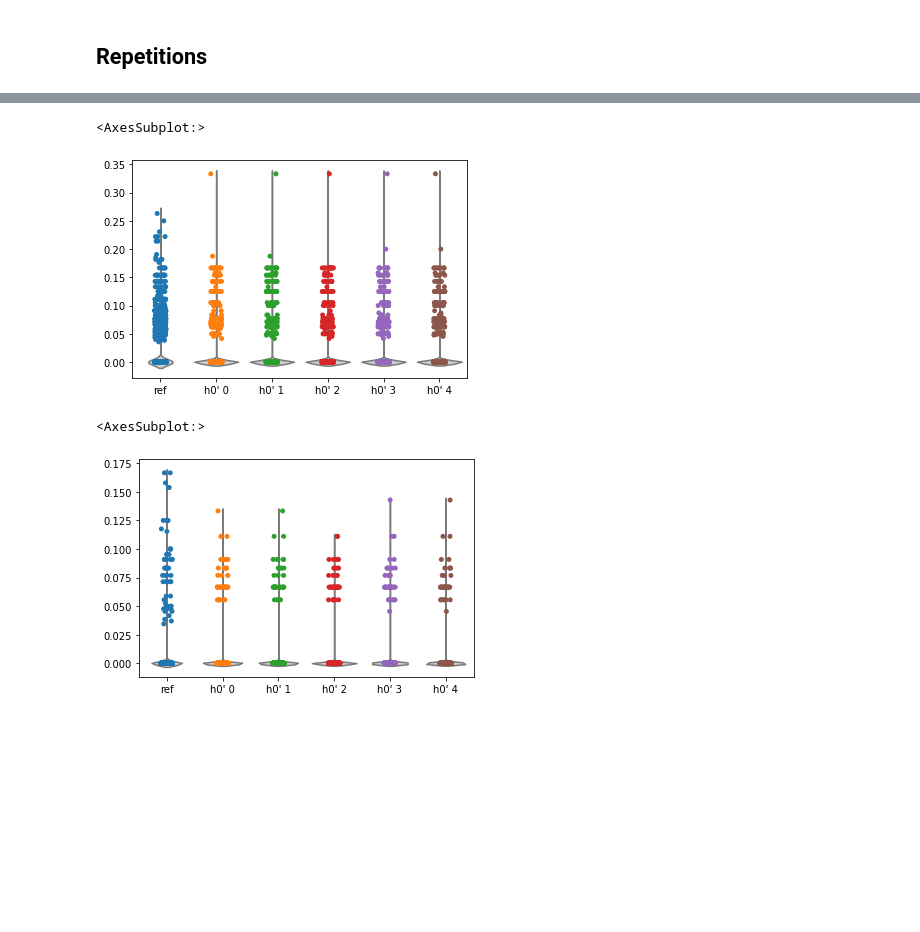
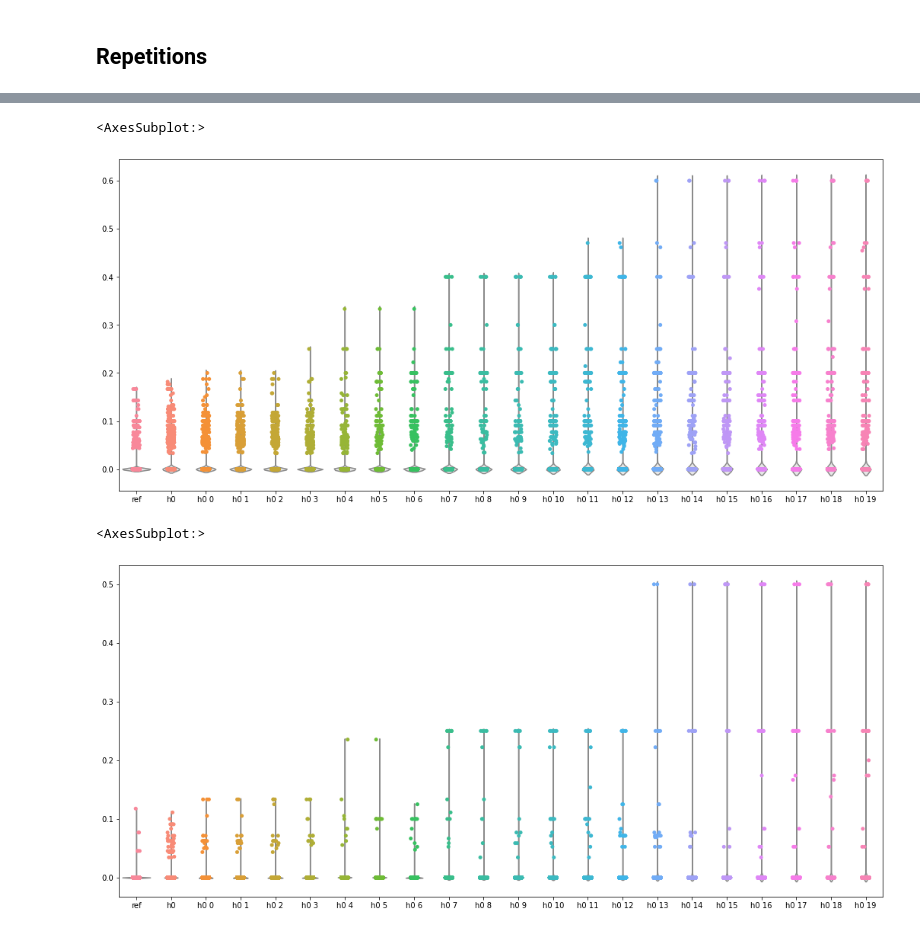
Before and after one commit to nicofirst1/speaker-adaptation, a Jupyter notebook: src/analysis/reference_based_eval_target-original.ipynb, the cells around one changed output, grey strips where cells are left out. Saved outputs shown, nothing was run; the diff lists cells and outputs as text; code cells hidden in the pictures; blank space fills up the shorter version.

```diff
--- a/src/analysis/reference_based_eval_target-original.ipynb
+++ b/src/analysis/reference_based_eval_target-original.ipynb
@@ -7,11 +8,11 @@ import seaborn as sns
 from nltk import ngrams
 # %%
 _df = pd.concat([
-    pd.read_csv('/Users/mario/code/pb_speaker_adaptation/src/analysis/adaptive_speak_test_out_domain_22sept/appliances.csv', error_bad_lines=False, warn_bad_lines=True),
-    pd.read_csv('/Users/mario/code/pb_speaker_adaptation/src/analysis/adaptive_speak_test_out_domain_22sept/food.csv', error_bad_lines=False, warn_bad_lines=True),
-#     pd.read_csv('/Users/mario/code/pb_speaker_adaptation/src/analysis/adaptive_test_4july/adaptive_speak_test_out_domain_indoor.csv', error_bad_lines=False, warn_bad_lines=True),
-#     pd.read_csv('/Users/mario/code/pb_speaker_adaptation/src/analysis/adaptive_test_4july/adaptive_speak_test_out_domain_outdoor.csv', error_bad_lines=False, warn_bad_lines=True),
-#     pd.read_csv('/Users/mario/code/pb_speaker_adaptation/src/analysis/adaptive_test_4july/adaptive_speak_test_out_domain_vehicles.csv', error_bad_lines=False, warn_bad_lines=True)
+    pd.read_csv('/Users/mario/code/pb_speaker_adaptation/src/analysis/28sept/adaptive_speak_test_out_domain_appliances.csv', error_bad_lines=False, warn_bad_lines=True),
+    pd.read_csv('/Users/mario/code/pb_speaker_adaptation/src/analysis/28sept/adaptive_speak_test_out_domain_food.csv', error_bad_lines=False, warn_bad_lines=True),
+    pd.read_csv('/Users/mario/code/pb_speaker_adaptation/src/analysis/28sept/adaptive_speak_test_out_domain_indoor.csv', error_bad_lines=False, warn_bad_lines=True),
+    pd.read_csv('/Users/mario/code/pb_speaker_adaptation/src/analysis/28sept/adaptive_speak_test_out_domain_outdoor.csv', error_bad_lines=False, warn_bad_lines=True),
+    pd.read_csv('/Users/mario/code/pb_speaker_adaptation/src/analysis/28sept/adaptive_speak_test_out_domain_vehicles.csv', error_bad_lines=False, warn_bad_lines=True)
 ])
 
 # pd.to_numeric(df['target domain'], errors='coerce')
@@ -63,0 +57,11 @@ hyps = {
+# %%
+N_STEPS = 20
+
+refs = df['golden utt'].tolist()
+refs_for_nlgeval = [[ref] for ref in refs]
+
+hyps = {"h0": df['original utt'].tolist()}
+hyps.update(
+    {f"h0 {s}": df[f"adapted utt s{s}"].tolist() for s in range(N_STEPS)}
+)
+hyps.keys()
@@ -123,0 +123,4 @@ sns.violinplot(data=len_df)
+# %%
+plt.rcParams["figure.figsize"] = (18,8)
+sns.violinplot(data=len_df)
+plt.title('Utterance length')
@@ -161,12 +169,12 @@ sns.violinplot(data=rep_df_1)
 # %%
-sns.violinplot(data=rep_df_2, inner=None, color=".8")
+sns.violinplot(data=rep_df_2, inner=None, color=".9")
 sns.stripplot(data=rep_df_2)
 # %% [output]
 <AxesSubplot:>
-[figure, old version]
+[figure, new version]
 # %%
-sns.violinplot(data=rep_df_3, inner=None, color=".8")
+sns.violinplot(data=rep_df_3, inner=None, color=".9")
 sns.stripplot(data=rep_df_3)
 # %% [output]
 <AxesSubplot:>
-[figure, old version]
+[figure, new version]
```
Also changed, not shown: parts of 10 cells of this notebook, 3 other files.
